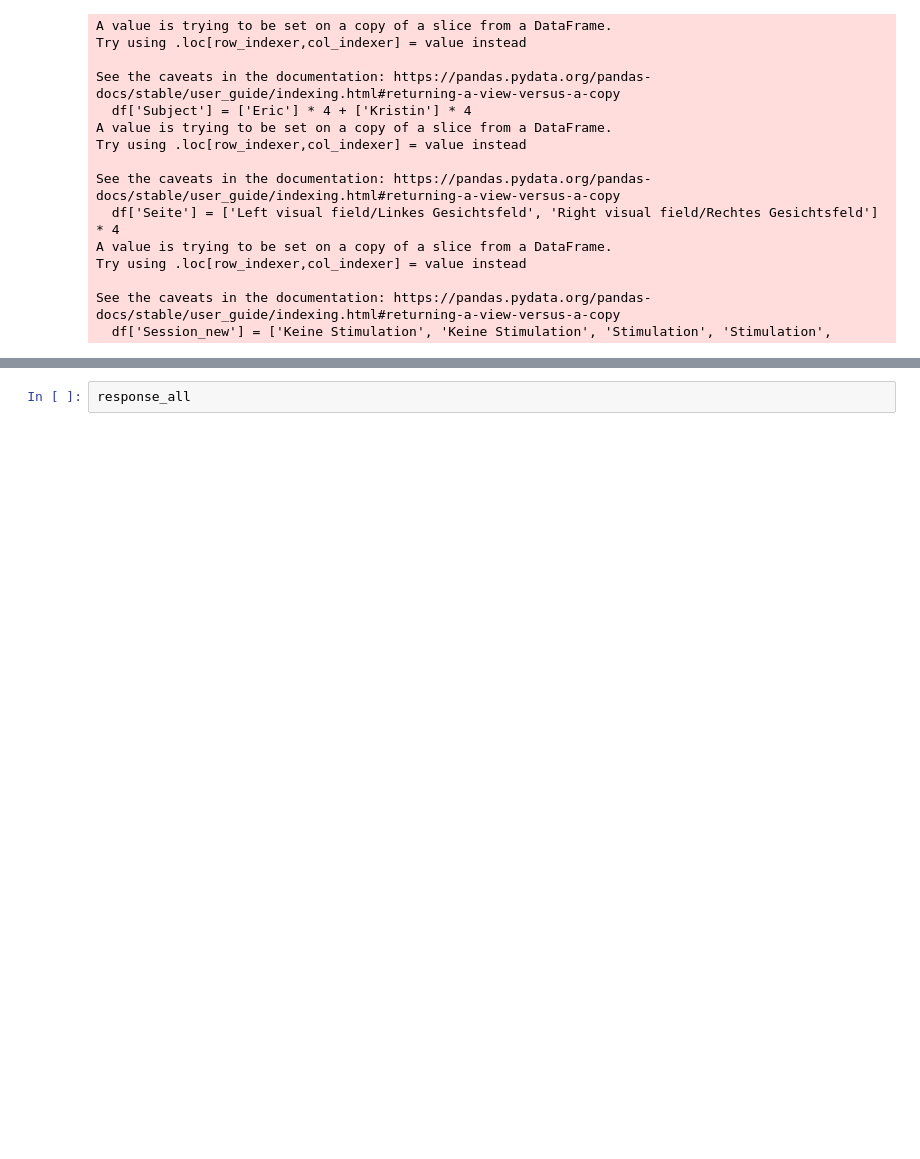
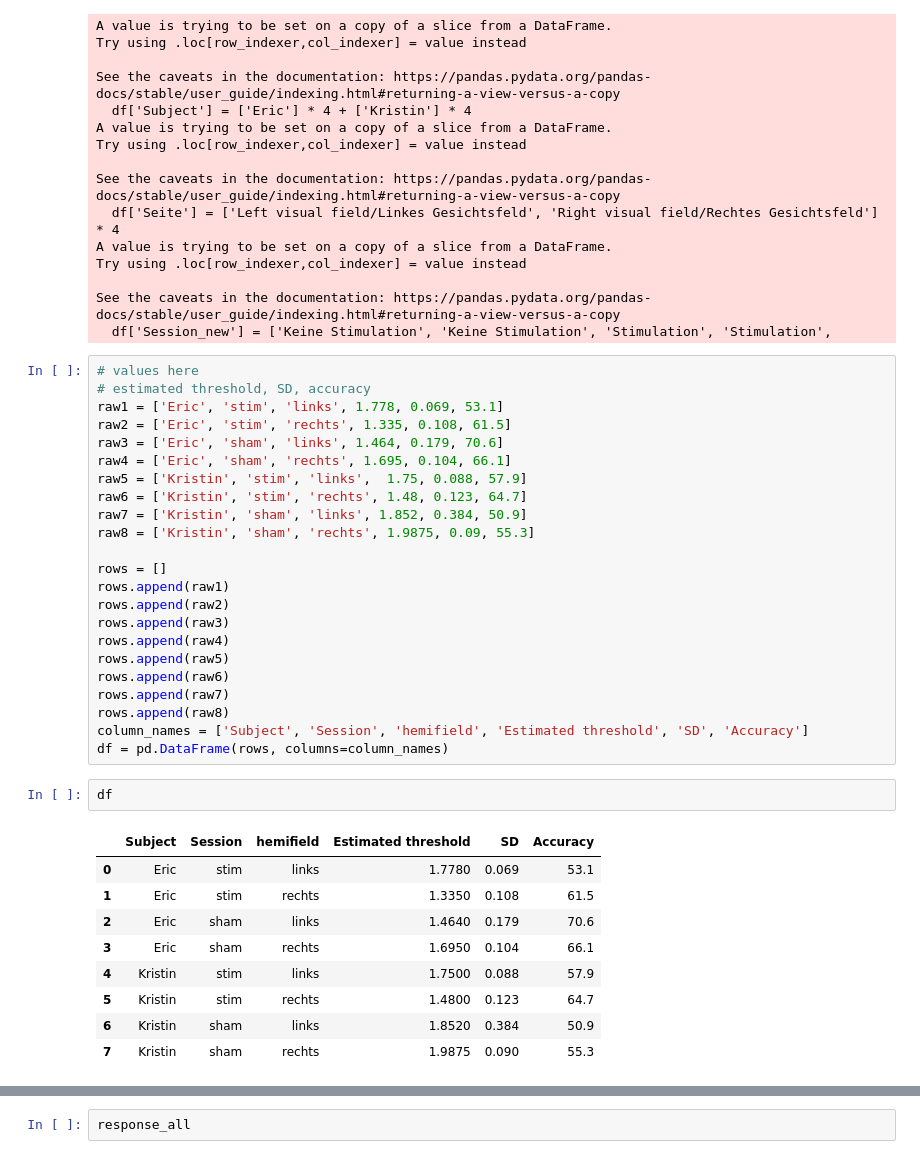
Before and after one commit to cristinarainich/DDCS, a Jupyter notebook: Results_presentation.ipynb, the cells around one changed output, grey strips where cells are left out. Drawn from its saved outputs; the diff is of its cells as text; blank space fills up the shorter version.

```diff
--- a/Results_presentation.ipynb
+++ b/Results_presentation.ipynb
@@ -398,3 +428,38 @@ Try using .loc[row_indexer,col_indexer] = value instead
 
 See the caveats in the documentation: https://pandas.pydata.org/pandas-docs/stable/user_guide/indexing.html#returning-a-view-versus-a-copy
   df['Session_new'] = ['Keine Stimulation', 'Keine Stimulation', 'Stimulation', 'Stimulation',
+# %%
+# values here
+# estimated threshold, SD, accuracy
+raw1 = ['Eric', 'stim', 'links', 1.778, 0.069, 53.1]
+raw2 = ['Eric', 'stim', 'rechts', 1.335, 0.108, 61.5]
+raw3 = ['Eric', 'sham', 'links', 1.464, 0.179, 70.6]
+raw4 = ['Eric', 'sham', 'rechts', 1.695, 0.104, 66.1]
+raw5 = ['Kristin', 'stim', 'links',  1.75, 0.088, 57.9]
+raw6 = ['Kristin', 'stim', 'rechts', 1.48, 0.123, 64.7]
+raw7 = ['Kristin', 'sham', 'links', 1.852, 0.384, 50.9]
+raw8 = ['Kristin', 'sham', 'rechts', 1.9875, 0.09, 55.3]
+
+rows = []
+rows.append(raw1)
+rows.append(raw2)
+rows.append(raw3)
+rows.append(raw4)
+rows.append(raw5)
+rows.append(raw6)
+rows.append(raw7)
+rows.append(raw8)
+column_names = ['Subject', 'Session', 'hemifield', 'Estimated threshold', 'SD', 'Accuracy']
+df = pd.DataFrame(rows, columns=column_names)
+# %%
+df
+# %% [output]
+|  | Subject | Session | hemifield | Estimated threshold | SD | Accuracy |
+| 0 | Eric | stim | links | 1.7780 | 0.069 | 53.1 |
+| 1 | Eric | stim | rechts | 1.3350 | 0.108 | 61.5 |
+| 2 | Eric | sham | links | 1.4640 | 0.179 | 70.6 |
+| 3 | Eric | sham | rechts | 1.6950 | 0.104 | 66.1 |
+| 4 | Kristin | stim | links | 1.7500 | 0.088 | 57.9 |
+| 5 | Kristin | stim | rechts | 1.4800 | 0.123 | 64.7 |
+| 6 | Kristin | sham | links | 1.8520 | 0.384 | 50.9 |
+| 7 | Kristin | sham | rechts | 1.9875 | 0.090 | 55.3 |
```
Also changed, not shown: parts of 6 cells of this notebook.
